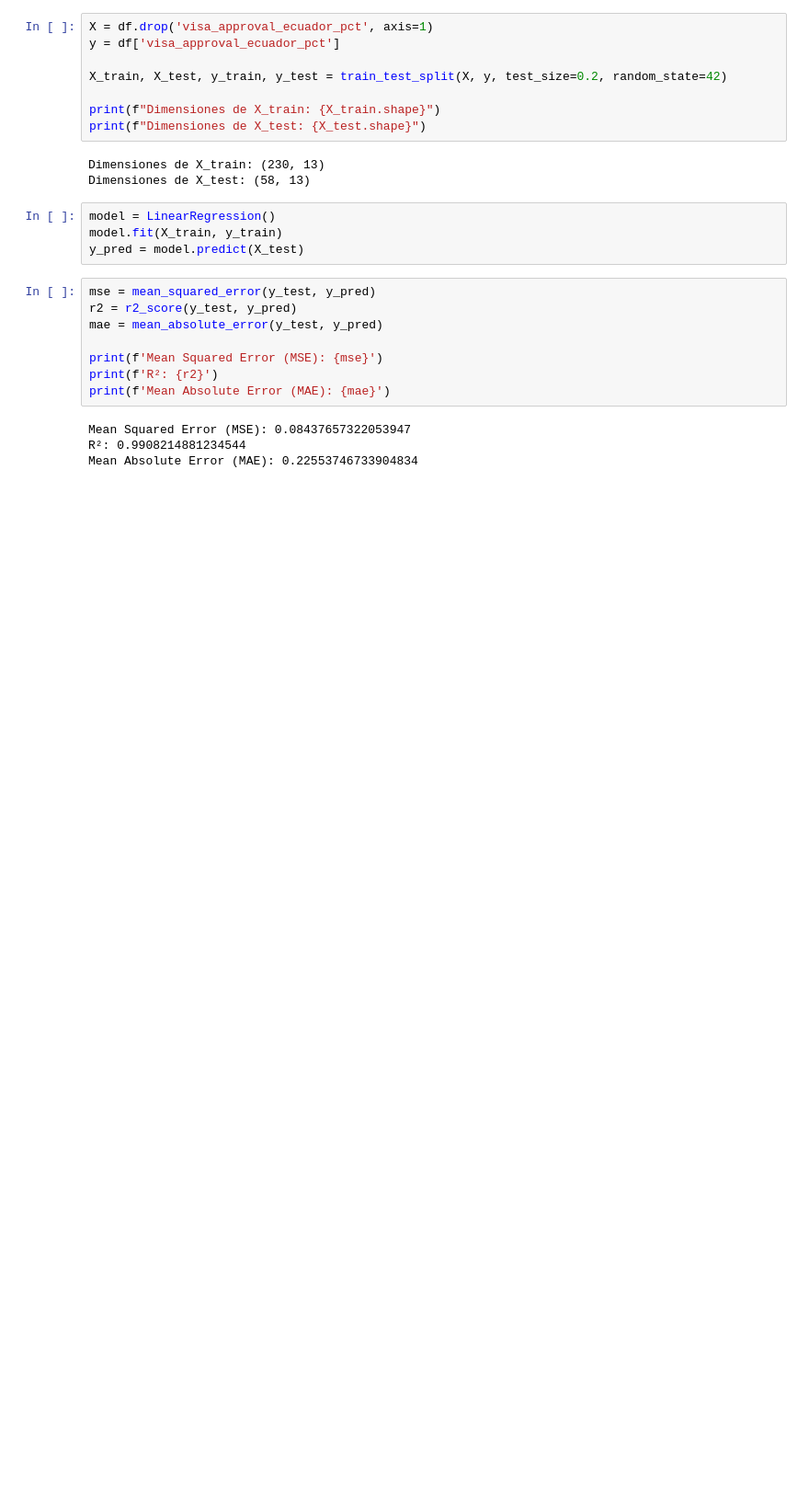
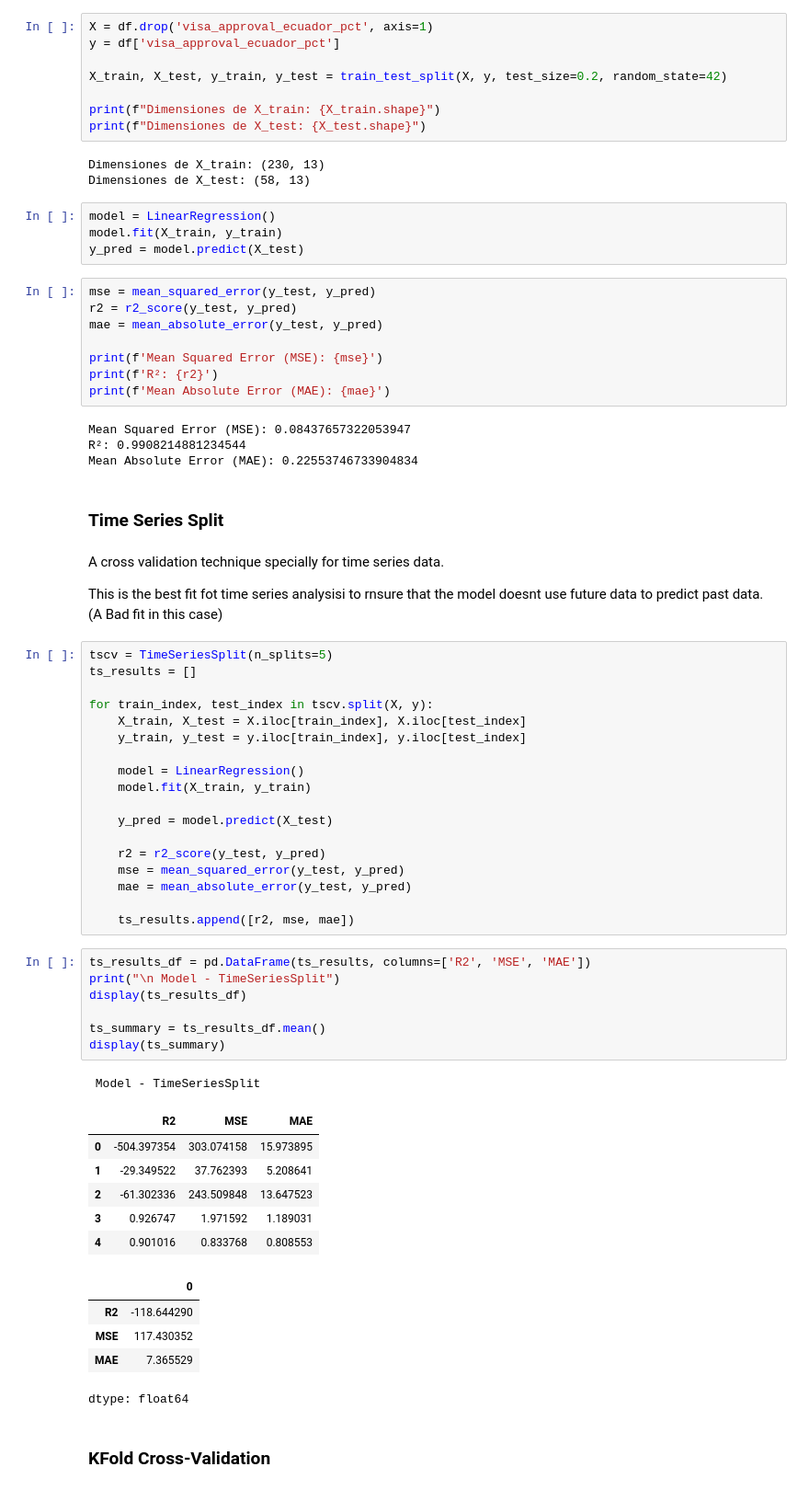
Before and after one commit to JuanRoVaz18/Eclipse, a Jupyter notebook: act3_2p_si_split_2_25_gonzalez.ipynb, the cells around one changed output. Shown at 92% size. Saved outputs shown, nothing was run; the diff lists cells and outputs as text; blank space fills up the shorter version.

```diff
--- a/act3_2p_si_split_2_25_gonzalez.ipynb
+++ b/act3_2p_si_split_2_25_gonzalez.ipynb
@@ -158,3 +158,49 @@ print(f'Mean Absolute Error (MAE): {mae}')
 Mean Squared Error (MSE): 0.08437657322053947
 R²: 0.9908214881234544
 Mean Absolute Error (MAE): 0.22553746733904834
+# %% [markdown]
+### Time Series Split
+# %% [markdown]
+A cross validation technique specially for time series data.
+
+This is the best fit fot time series analysisi to rnsure that the model doesnt use future data to predict past data. (A Bad fit in this case)
+# %%
+tscv = TimeSeriesSplit(n_splits=5)
+ts_results = []
+
+for train_index, test_index in tscv.split(X, y):
+    X_train, X_test = X.iloc[train_index], X.iloc[test_index]
+    y_train, y_test = y.iloc[train_index], y.iloc[test_index]
+
+    model = LinearRegression()
+    model.fit(X_train, y_train)
+
+    y_pred = model.predict(X_test)
+
+    r2 = r2_score(y_test, y_pred)
+    mse = mean_squared_error(y_test, y_pred)
+    mae = mean_absolute_error(y_test, y_pred)
+
+    ts_results.append([r2, mse, mae])
+# %%
+ts_results_df = pd.DataFrame(ts_results, columns=['R2', 'MSE', 'MAE'])
+print("\n Model - TimeSeriesSplit")
+display(ts_results_df)
+
+ts_summary = ts_results_df.mean()
+display(ts_summary)
+# %% [output]
+ Model - TimeSeriesSplit
+|  | R2 | MSE | MAE |
+| 0 | -504.397354 | 303.074158 | 15.973895 |
+| 1 | -29.349522 | 37.762393 | 5.208641 |
+| 2 | -61.302336 | 243.509848 | 13.647523 |
+| 3 | 0.926747 | 1.971592 | 1.189031 |
+| 4 | 0.901016 | 0.833768 | 0.808553 |
+|  | 0 |
+| R2 | -118.644290 |
+| MSE | 117.430352 |
+| MAE | 7.365529 |
+dtype: float64
+# %% [markdown]
+### KFold Cross-Validation
```
Also changed, not shown: parts of 8 cells of this notebook.
